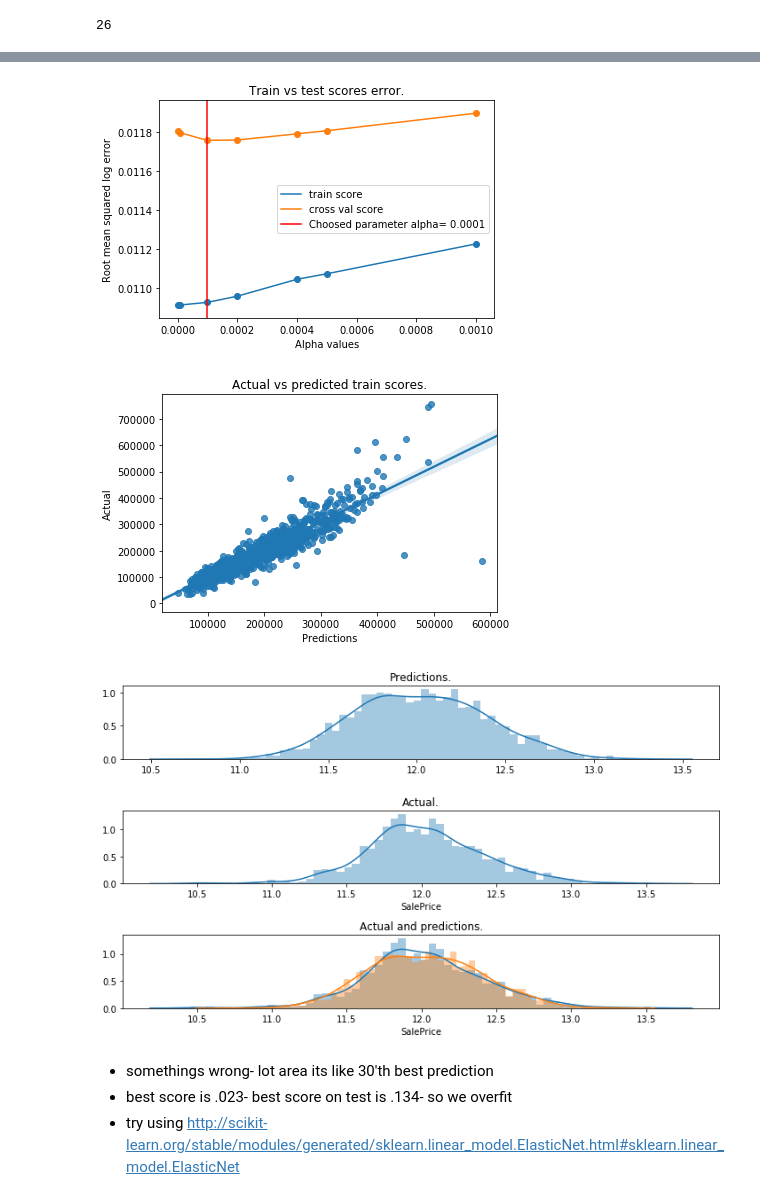
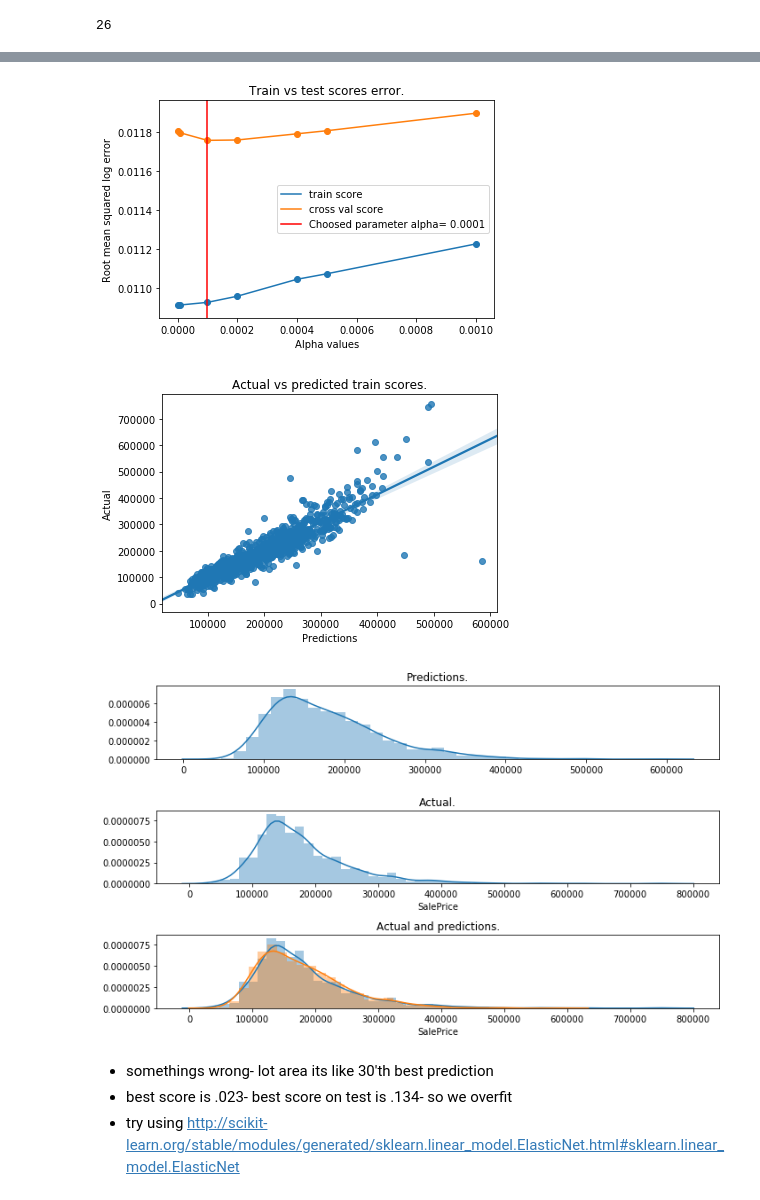
Before and after one commit to matkalinowski/Kaggle-House-prices, a Jupyter notebook: Linear regression.ipynb, the cells around one changed output, grey strips where cells are left out. Saved outputs shown, nothing was run; the diff lists cells and outputs as text; code cells hidden in the pictures.

```diff
--- a/Linear regression.ipynb
+++ b/Linear regression.ipynb
@@ -131,32 +130,31 @@ def perform_data_transformations(df, columnsSubset, colsToLog):
 # %%
 train = ds.train_data
 test = ds.test_data
 ytrain = ds.train_response
 
 number_type = get_number_types(train)
 colsToLog = get_skeved_columns(number_type, .75)
 trainTransformed = perform_data_transformations(train, best_columns, colsToLog)
 testTransformed = perform_data_transformations(test, best_columns, colsToLog)
 
 trainWithDummies, testWithDummies = get_df_for_predictions(trainTransformed, testTransformed)
 
 alphas = [1e-7, 1e-5, 1e-4, 2e-4, 4e-4, 5e-4, 1e-3]
 # alphas = [1e-7, 1e-5, 1e-4, 1e-3, 3e-3, 4e-3, 5e-3, 1e-2]
 # alphas = [0.001, 0.01, 0.03, .1, .3, .5, 1, 3, 5, 7, 10]
 # alphas = [0.05, 0.1, 0.3, 1, 3, 5, 10, 15, 30, 50, 75]
 # alphas = [10, 15, 30, 50, 75, 100, 110, 115, 120, 130, 150, 175]
 param_grid = dict(alpha=alphas)
 
-results, grid = predict(Lasso(normalize=False, max_iter=5000), param_grid, trainWithDummies,
+results = predict(Lasso(normalize=False, max_iter=5000), param_grid, trainWithDummies,
                         np.log1p(ytrain), testWithDummies,
                         'lasso_loged_skewed_by_algo_columns_data_standarized_ytrain_logged',
-                       predictions_form_restoring_method=restore_predictions_from_log1p,
-                       results_distplot_bins=60)
+                       predictions_form_restoring_method=restore_predictions_from_log1p)
 # %% [output]
 [figure]
 [figure]
 [figure]
-[figure, old version]
+[figure, new version]
 # %% [markdown]
 * somethings wrong- lot area its like 30'th best prediction
 * best score is .023- best score on test is .134- so we overfit
```
Also changed, not shown: parts of 2 cells of this notebook, 2 other files.
